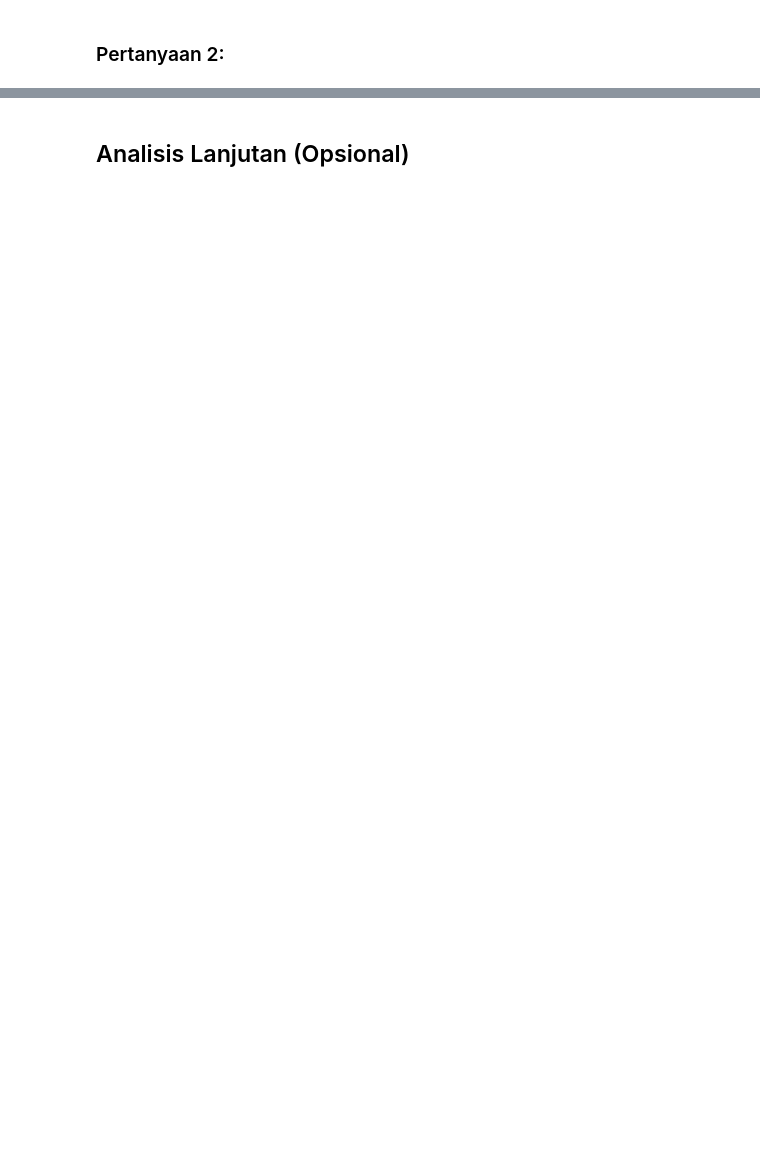
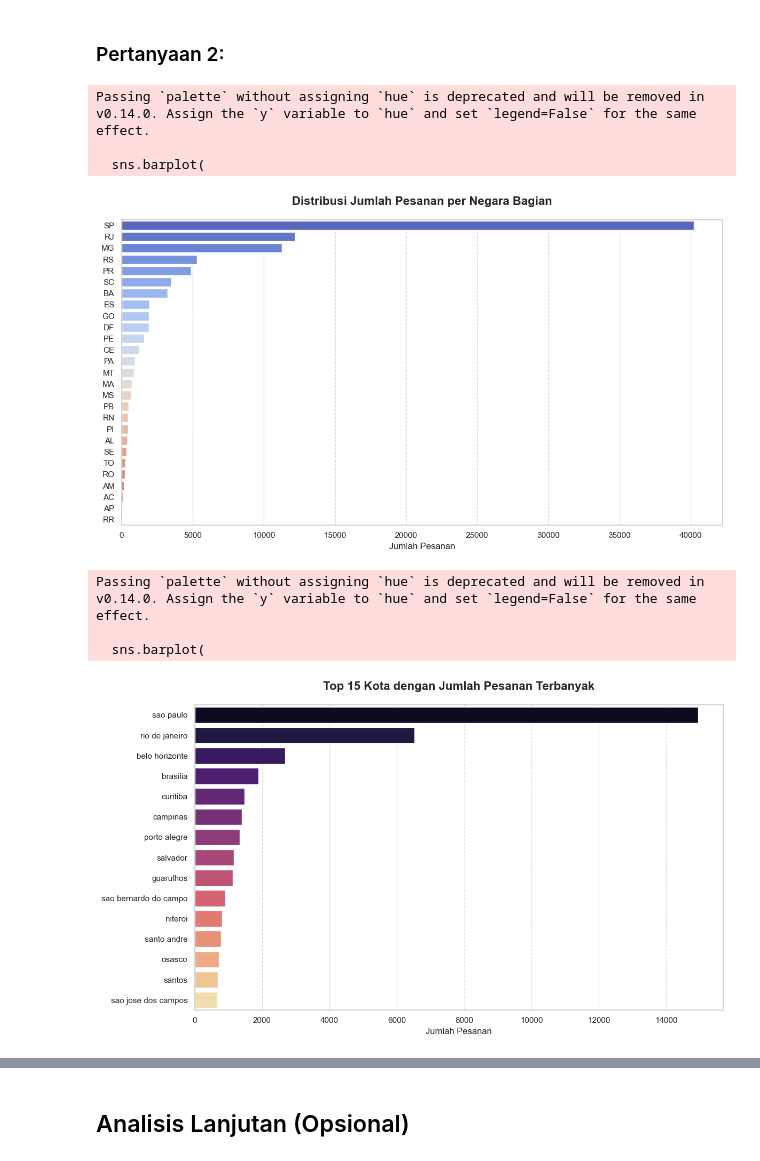
Before and after one commit to RandraFerdian/Proyek_AnalisisData, a Jupyter notebook: Proyek_Analisis_Data_Randra.ipynb, the cells around one changed output, grey strips where cells are left out. Drawn from its saved outputs; the diff is of its cells as text; code cells hidden in the pictures; blank space fills up the shorter version.

```diff
--- a/Proyek_Analisis_Data_Randra.ipynb
+++ b/Proyek_Analisis_Data_Randra.ipynb
@@ -921,2 +1076,59 @@ display(rfm_df.sample(10))
 # %% [markdown]
 ### Pertanyaan 2:
+# %%
+# C. Distribusi Negara Bagian (State)
+state_dist = main_df.groupby("customer_state_x").order_id.nunique().sort_values(ascending=False).reset_index()
+
+# D. Distribusi Kota (Top 15 City)
+city_dist = main_df.groupby("customer_city_x").order_id.nunique().sort_values(ascending=False).head(15).reset_index()
+
+visualizations2 = [
+    {
+        "df": state_dist,
+        "x": "order_id",
+        "y": "customer_state_x",
+        "title": "Distribusi Jumlah Pesanan per Negara Bagian",
+        "palette": "coolwarm",
+        "xlabel": "Jumlah Pesanan"
+    },
+    {
+        "df": city_dist,
+        "x": "order_id",
+        "y": "customer_city_x",
+        "title": "Top 15 Kota dengan Jumlah Pesanan Terbanyak",
+        "palette": "magma",
+        "xlabel": "Jumlah Pesanan"
+    }
+]
+
+# 3. Menjalankan Loop untuk Membuat Grafik
+# ------------------------------------
+for viz in visualizations2:
+    plt.figure(figsize=(12, 7))
+    sns.barplot(
+        x=viz["x"],
+        y=viz["y"],
+        data=viz["df"],
+        palette=viz["palette"]
+    )
+
+    plt.title(viz["title"], fontsize=16, fontweight='bold', pad=20)
+    plt.xlabel(viz["xlabel"], fontsize=12)
+    plt.ylabel(None)
+    plt.grid(axis='x', linestyle='--', alpha=0.7)
+
+    # Khusus untuk rating, kita batasi sumbu X agar terlihat jelas skalanya
+    if viz["x"] == "review_score":
+        plt.xlim(4, 5) # Fokus pada rentang rating tinggi agar perbedaan terlihat
+
+    plt.tight_layout()
+    plt.show()
+# %% [output]
+Passing `palette` without assigning `hue` is deprecated and will be removed in v0.14.0. Assign the `y` variable to `hue` and set `legend=False` for the same effect.
+
+  sns.barplot(
+[figure, added]
+Passing `palette` without assigning `hue` is deprecated and will be removed in v0.14.0. Assign the `y` variable to `hue` and set `legend=False` for the same effect.
+
+  sns.barplot(
+[figure, added]
```
Also changed, not shown: parts of 15 cells of this notebook, 4 other files.
